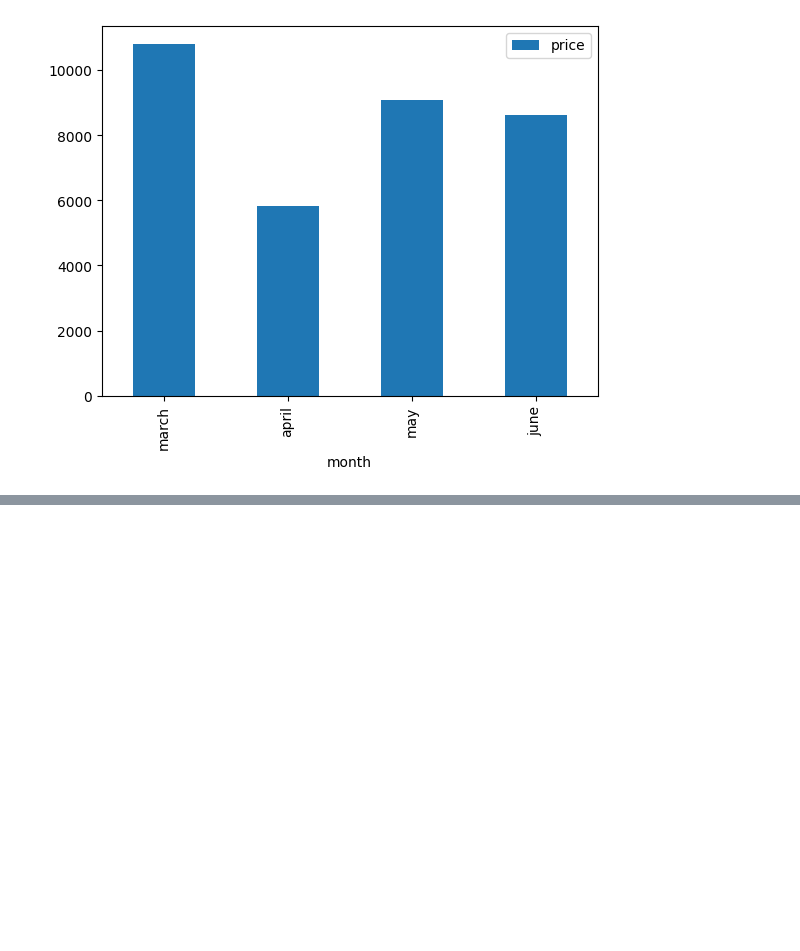
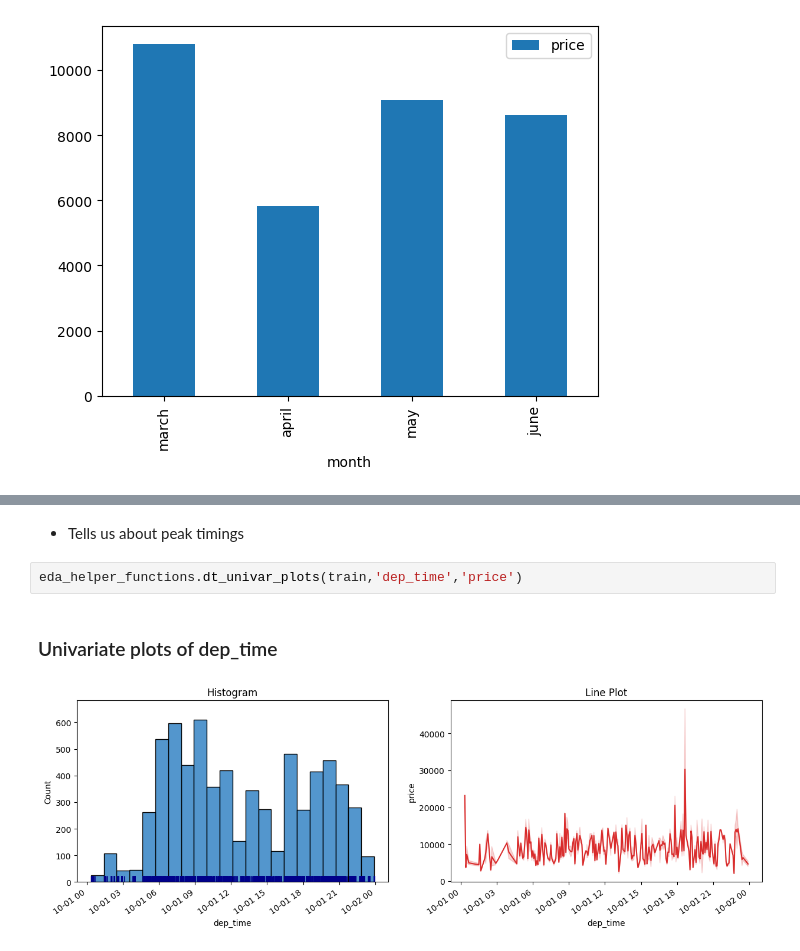
Before and after one commit to nomanmazharr/eda-with-sagemaker, a Jupyter notebook: notebooks/eda.ipynb, the cells around one changed output, grey strips where cells are left out. Drawn from its saved outputs; the diff is of its cells as text; blank space fills up the shorter version.

```diff
--- a/notebooks/eda.ipynb
+++ b/notebooks/eda.ipynb
@@ -360,0 +411,7 @@ Univariate plots of date_of_journey
+# %% [markdown]
+- Tells us about peak timings
+# %%
+eda_helper_functions.dt_univar_plots(train,'dep_time','price')
+# %% [output]
+Univariate plots of dep_time
+[figure, added]
```
Also changed, not shown: parts of 23 cells of this notebook.
